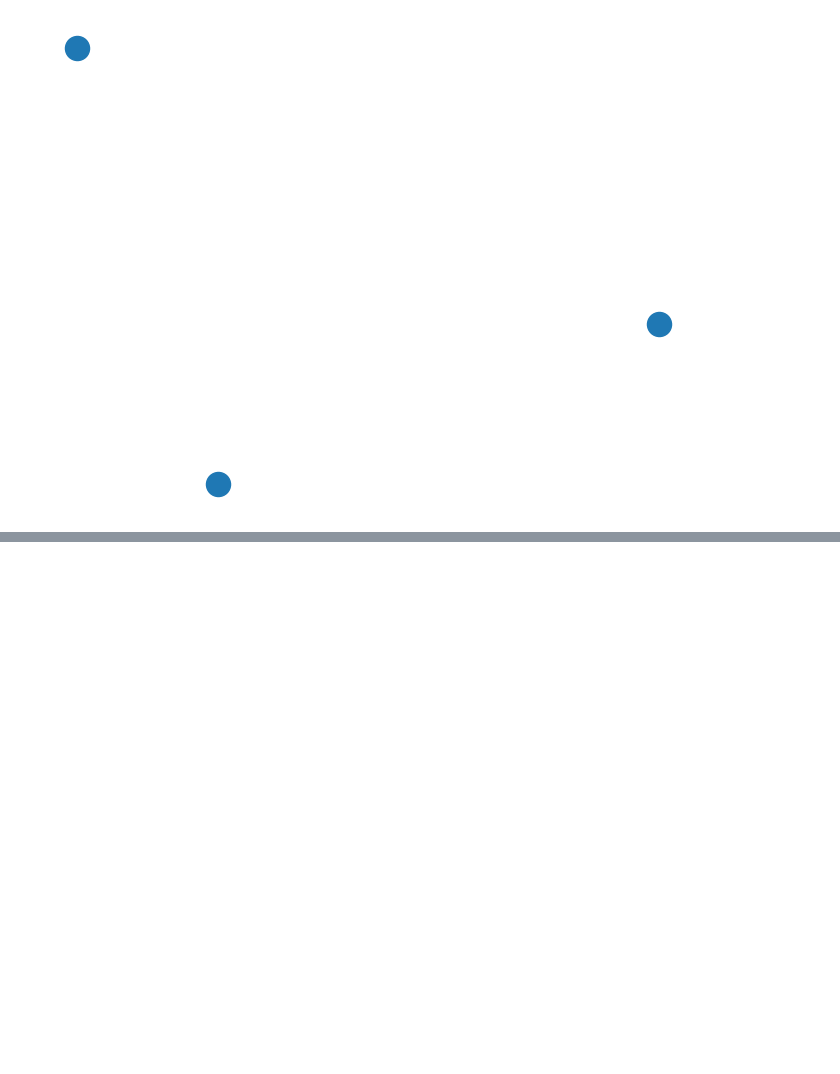
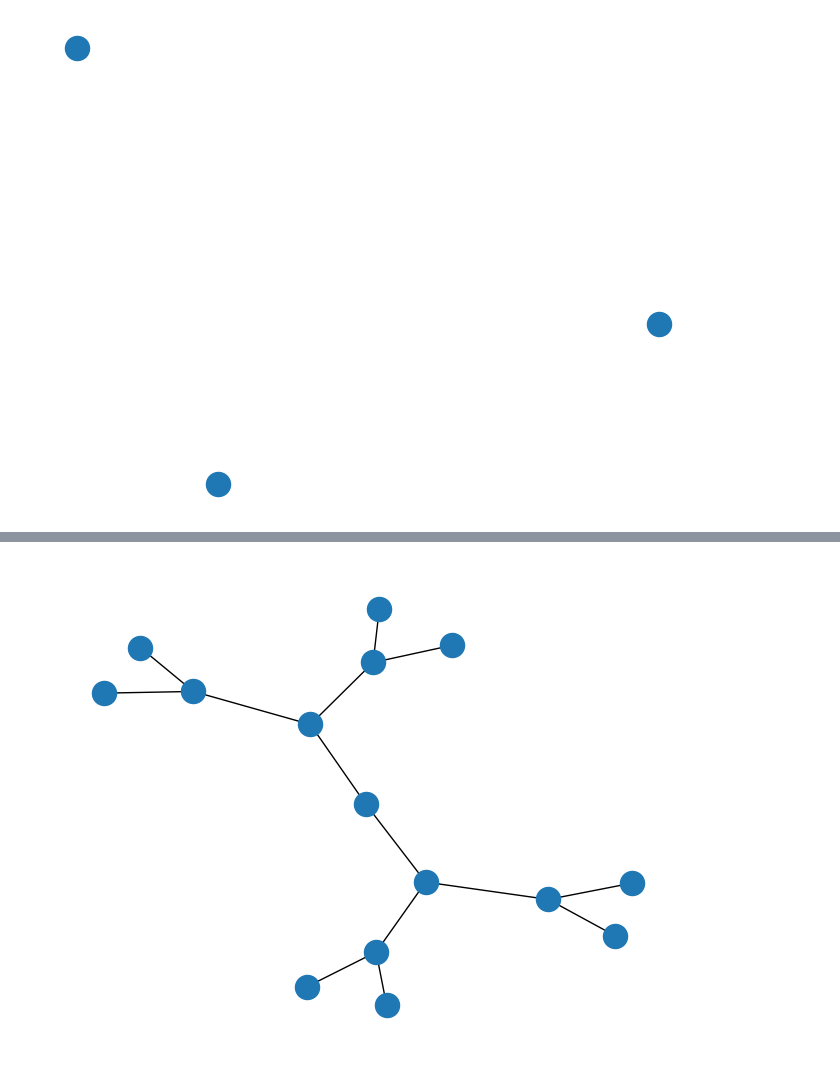
Before and after one commit to marielean/ChargingStations, a Jupyter notebook: prova.ipynb, the cells around one changed output, grey strips where cells are left out. Saved outputs shown, nothing was run; the diff lists cells and outputs as text; code cells hidden in the pictures; blank space fills up the shorter version.

```diff
--- a/prova.ipynb
+++ b/prova.ipynb
@@ -52,0 +59,6 @@ nx.draw(G)
+# %%
+G = nx.balanced_tree(2, 3)
+
+nx.draw(G)
+# %% [output]
+[figure, added]
```
Also changed, not shown: parts of 3 cells of this notebook, 3 other files.
